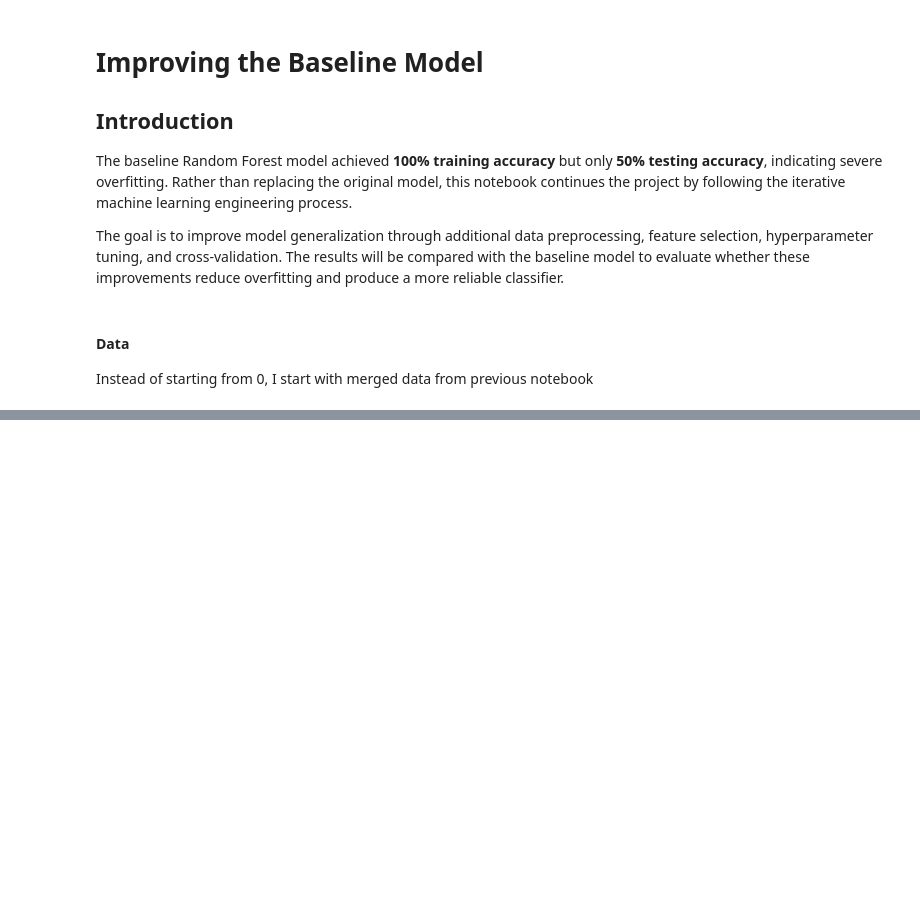
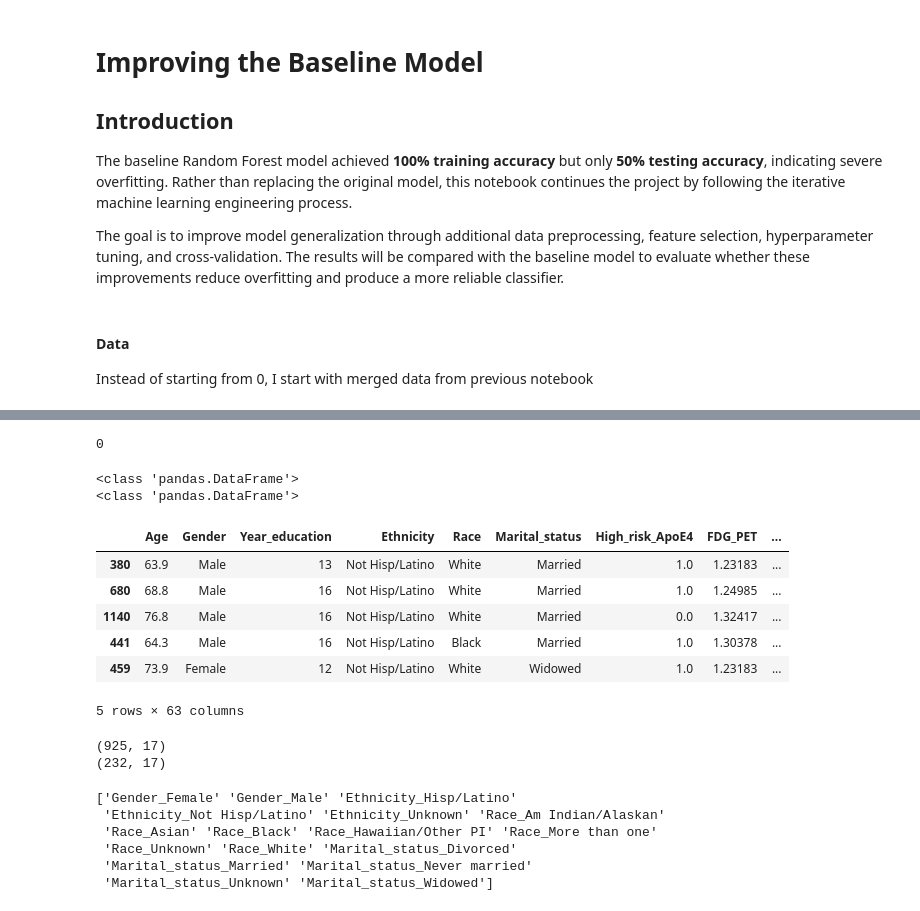
Before and after one commit to imgabrielas/Alzheimer-Detection, a Jupyter notebook: 02_model_improvement.ipynb, the cells around one changed output, grey strips where cells are left out. Saved outputs shown, nothing was run; the diff lists cells and outputs as text; code cells hidden in the pictures; blank space fills up the shorter version.

```diff
--- a/02_model_improvement.ipynb
+++ b/02_model_improvement.ipynb
@@ -96,0 +228,5 @@ df.dtypes
+# %%
+df["FDG_PET"] = df["FDG_PET"].fillna(df["FDG_PET"].mean())
+# %%
+df = df.dropna()
+df.isna().sum()
@@ -96,0 +246,14 @@ df.dtypes
+# %%
+X = df.drop(columns="Diagnosis")
+y = df["Diagnosis"]
+
+diagnosis_mapping = {
+    "CN": 0,
+    "SMC": 1,
+    "EMCI": 2,
+    "LMCI": 3,
+    "AD": 4
+}
+
+y = df["Diagnosis"].map(diagnosis_mapping)
+y.head()
@@ -96,0 +277,22 @@ df.dtypes
+# %%
+print(df["FDG_PET"].isna().sum())
+# %% [output]
+0
+# %%
+X_train, X_test, y_train, y_test = train_test_split(X, y, test_size=0.2, random_state=42, stratify=y)
+# %%
+print(type(X_train))
+print(type(X_test))
+# %% [output]
+<class 'pandas.DataFrame'>
+<class 'pandas.DataFrame'>
+# %%
+X_train.head()
+# %% [output]
+|  | Age | Gender | Year_education | Ethnicity | Race | Marital_status | High_risk_ApoE4 | FDG_PET | ... |
+| 380 | 63.9 | Male | 13 | Not Hisp/Latino | White | Married | 1.0 | 1.23183 | ... |
+| 680 | 68.8 | Male | 16 | Not Hisp/Latino | White | Married | 1.0 | 1.24985 | ... |
+| 1140 | 76.8 | Male | 16 | Not Hisp/Latino | White | Married | 0.0 | 1.32417 | ... |
+| 441 | 64.3 | Male | 16 | Not Hisp/Latino | Black | Married | 1.0 | 1.30378 | ... |
+| 459 | 73.9 | Female | 12 | Not Hisp/Latino | White | Widowed | 1.0 | 1.23183 | ... |
+5 rows × 63 columns
@@ -96,0 +311,15 @@ df.dtypes
+# %%
+print(X_train_encoded.shape)
+print(X_test_encoded.shape)
+# %% [output]
+(925, 17)
+(232, 17)
+# %%
+print(encoder.get_feature_names_out(categorical_cols))
+# %% [output]
+['Gender_Female' 'Gender_Male' 'Ethnicity_Hisp/Latino'
+ 'Ethnicity_Not Hisp/Latino' 'Ethnicity_Unknown' 'Race_Am Indian/Alaskan'
+ 'Race_Asian' 'Race_Black' 'Race_Hawaiian/Other PI' 'Race_More than one'
+ 'Race_Unknown' 'Race_White' 'Marital_status_Divorced'
+ 'Marital_status_Married' 'Marital_status_Never married'
+ 'Marital_status_Unknown' 'Marital_status_Widowed']
```
Also changed, not shown: parts of 33 cells of this notebook, 2 other files.
